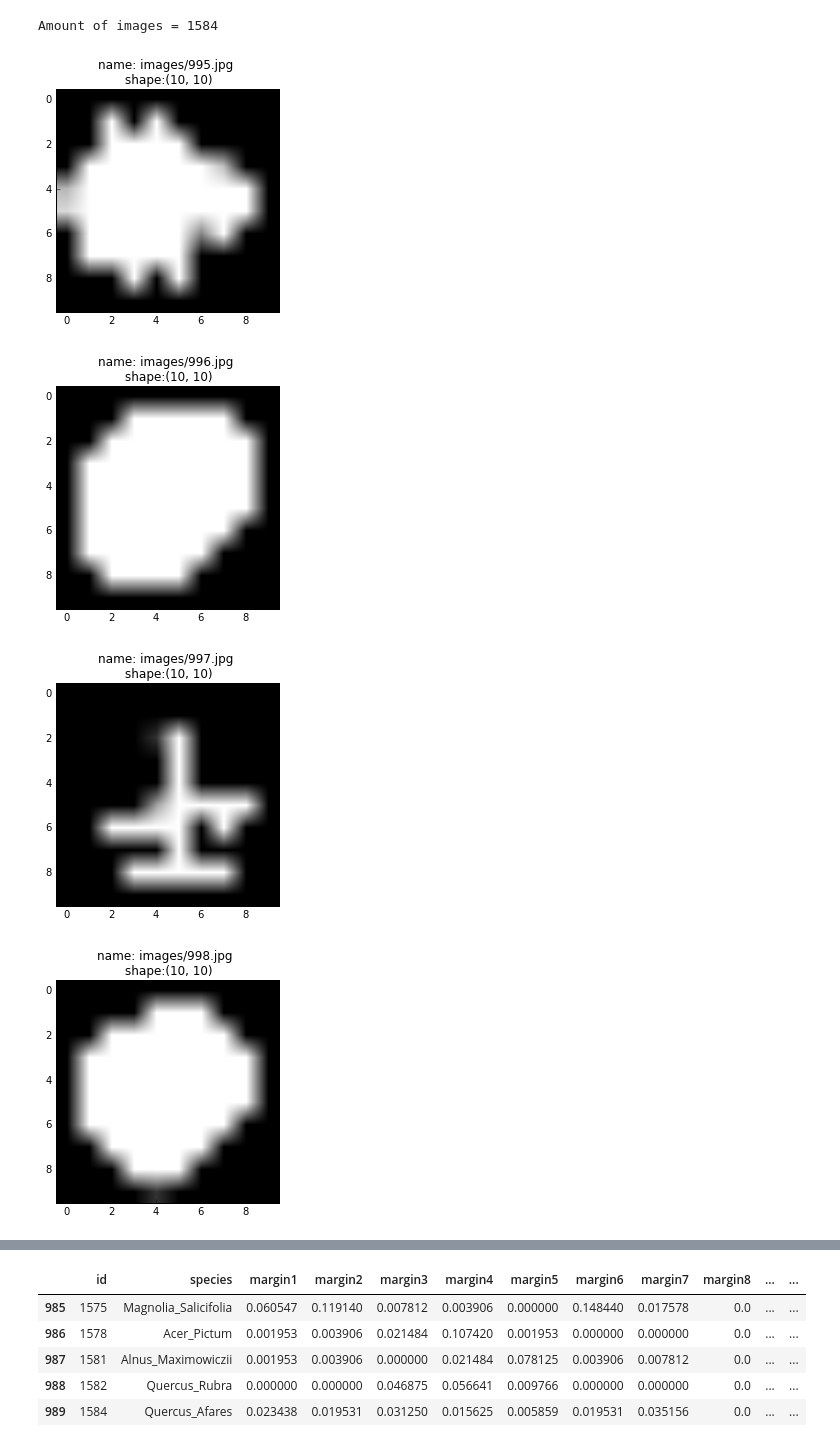
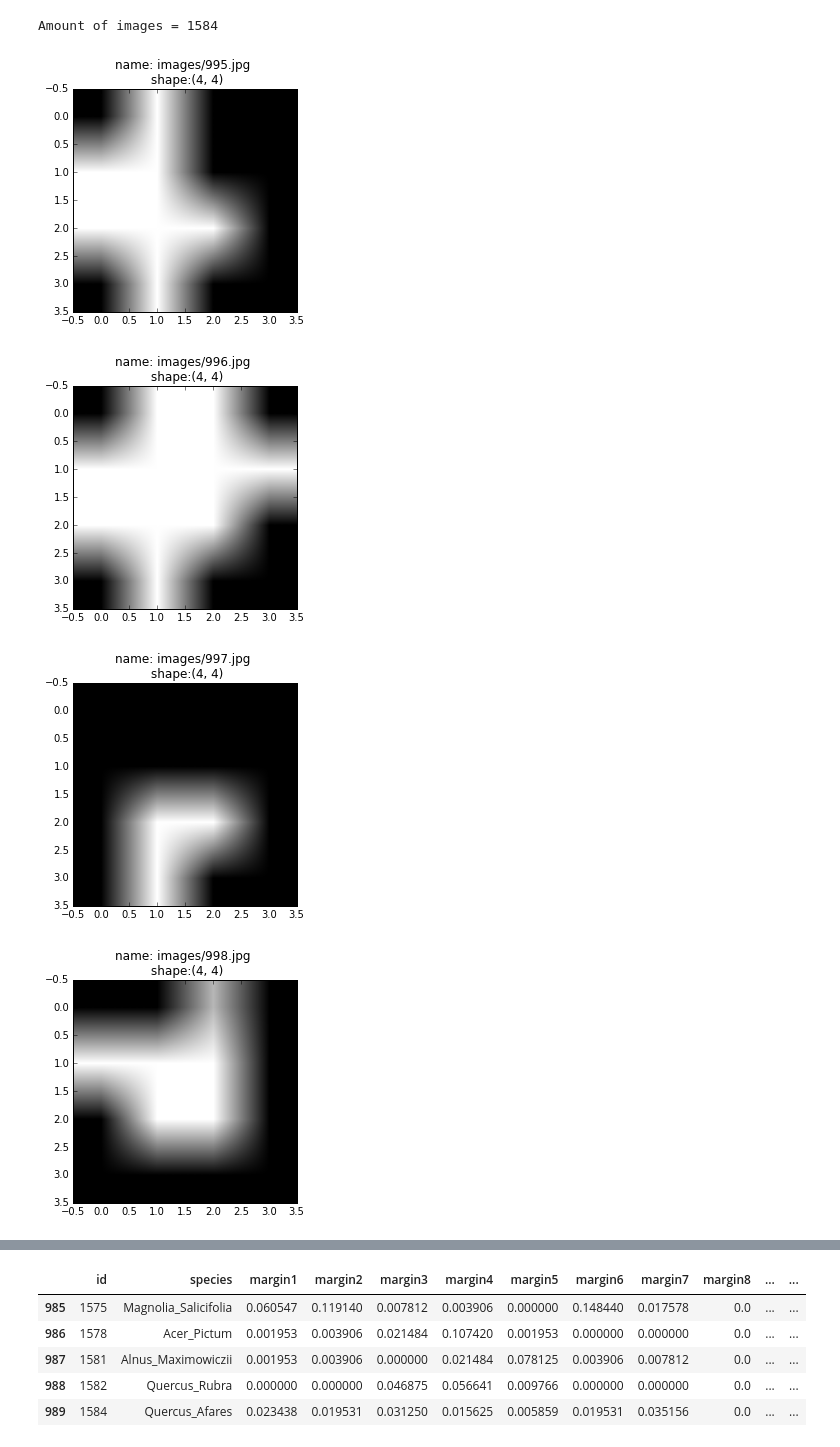
Before and after one commit to Carmezim/NVidia-TensorFlow, a Jupyter notebook: lab4_Kaggle/lab4_Kaggle.ipynb, the cells around one changed output, grey strips where cells are left out. Saved outputs shown, nothing was run; the diff lists cells and outputs as text; code cells hidden in the pictures.

```diff
--- a/lab4_Kaggle/lab4_Kaggle.ipynb
+++ b/lab4_Kaggle/lab4_Kaggle.ipynb
@@ -55,15 +55,15 @@ Amount of images = 1584
 # %%
 # now plot 10 images
 # as we need all images to have the same dimensionality, we will resize and plot
 # make the images as small as possible, until the difference between starts to get blurry
 for i in range(10):
     image = imread(image_paths[i], as_grey=True)
-    image = resize(image, output_shape=(10, 10))
+    image = resize(image, output_shape=(4, 4))
     plt.imshow(image, cmap='gray')
     plt.title("name: %s \n shape:%s" % (image_paths[i], image.shape))
     plt.show()
 # %% [output]
-[figure, old version]
+[figure, new version]
-[figure, old version]
+[figure, new version]
-[figure, old version]
+[figure, new version]
-[figure, old version]
+[figure, new version]
```
Also changed, not shown: parts of 5 cells of this notebook.
